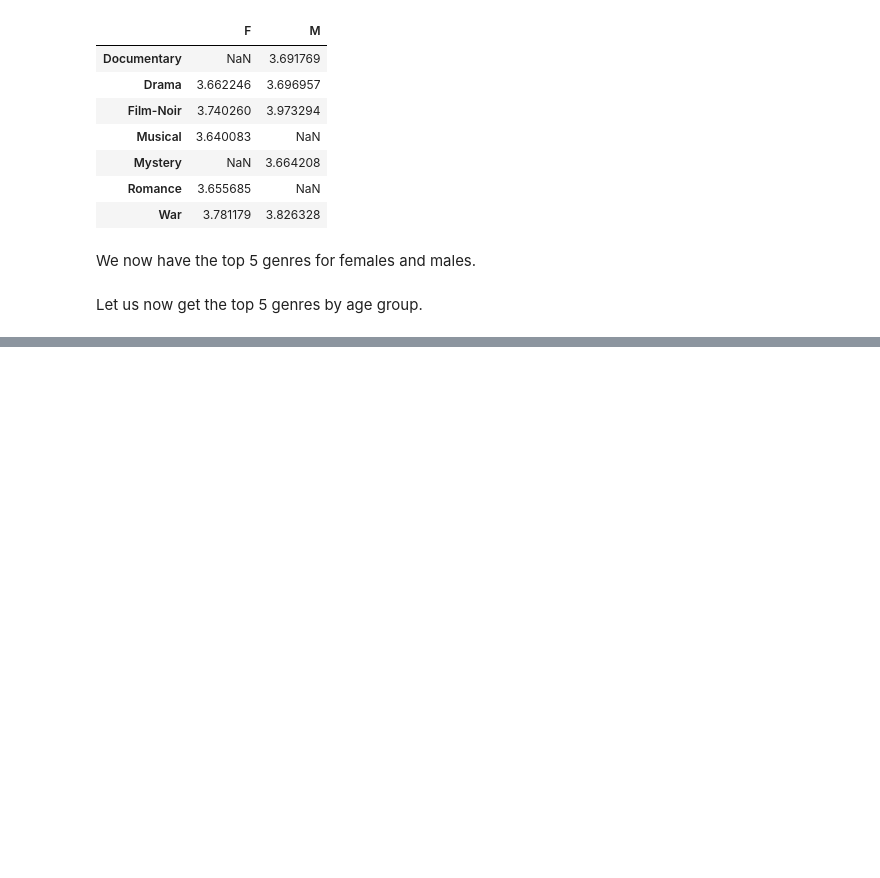
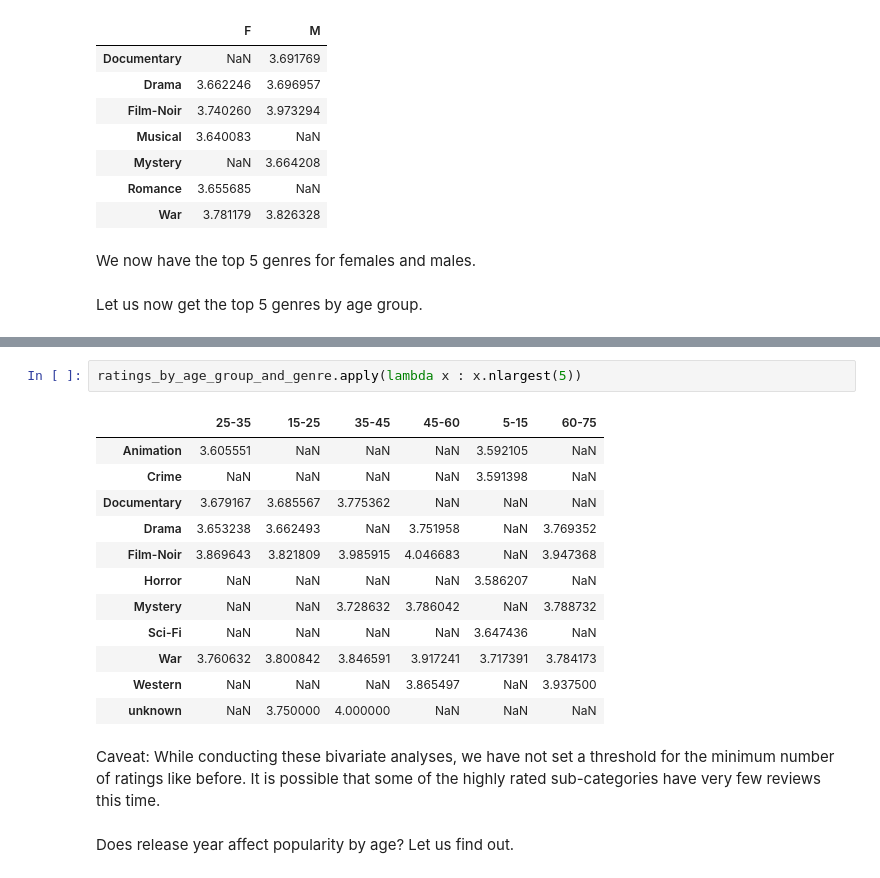
Before and after one commit to sara-shinde/MovieLens_100K_dataset_eda, a Jupyter notebook: notebooks/analysis_1.ipynb, the cells around one changed output, grey strips where cells are left out. Drawn from its saved outputs; the diff is of its cells as text; blank space fills up the shorter version.

```diff
--- a/notebooks/analysis_1.ipynb
+++ b/notebooks/analysis_1.ipynb
@@ -1360,0 +1416,19 @@ Let us now get the top 5 genres by age group.
+# %%
+ratings_by_age_group_and_genre.apply(lambda x : x.nlargest(5))
+# %% [output]
+|  | 25-35 | 15-25 | 35-45 | 45-60 | 5-15 | 60-75 |
+| Animation | 3.605551 | NaN | NaN | NaN | 3.592105 | NaN |
+| Crime | NaN | NaN | NaN | NaN | 3.591398 | NaN |
+| Documentary | 3.679167 | 3.685567 | 3.775362 | NaN | NaN | NaN |
+| Drama | 3.653238 | 3.662493 | NaN | 3.751958 | NaN | 3.769352 |
+| Film-Noir | 3.869643 | 3.821809 | 3.985915 | 4.046683 | NaN | 3.947368 |
+| Horror | NaN | NaN | NaN | NaN | 3.586207 | NaN |
+| Mystery | NaN | NaN | 3.728632 | 3.786042 | NaN | 3.788732 |
+| Sci-Fi | NaN | NaN | NaN | NaN | 3.647436 | NaN |
+| War | 3.760632 | 3.800842 | 3.846591 | 3.917241 | 3.717391 | 3.784173 |
+| Western | NaN | NaN | NaN | 3.865497 | NaN | 3.937500 |
+| unknown | NaN | 3.750000 | 4.000000 | NaN | NaN | NaN |
+# %% [markdown]
+Caveat: While conducting these bivariate analyses, we have not set a threshold for the minimum number of ratings like before. It is possible that some of the highly rated sub-categories have very few reviews this time.
+# %% [markdown]
+Does release year affect popularity by age? Let us find out.
```
Also changed, not shown: parts of 47 cells of this notebook.
